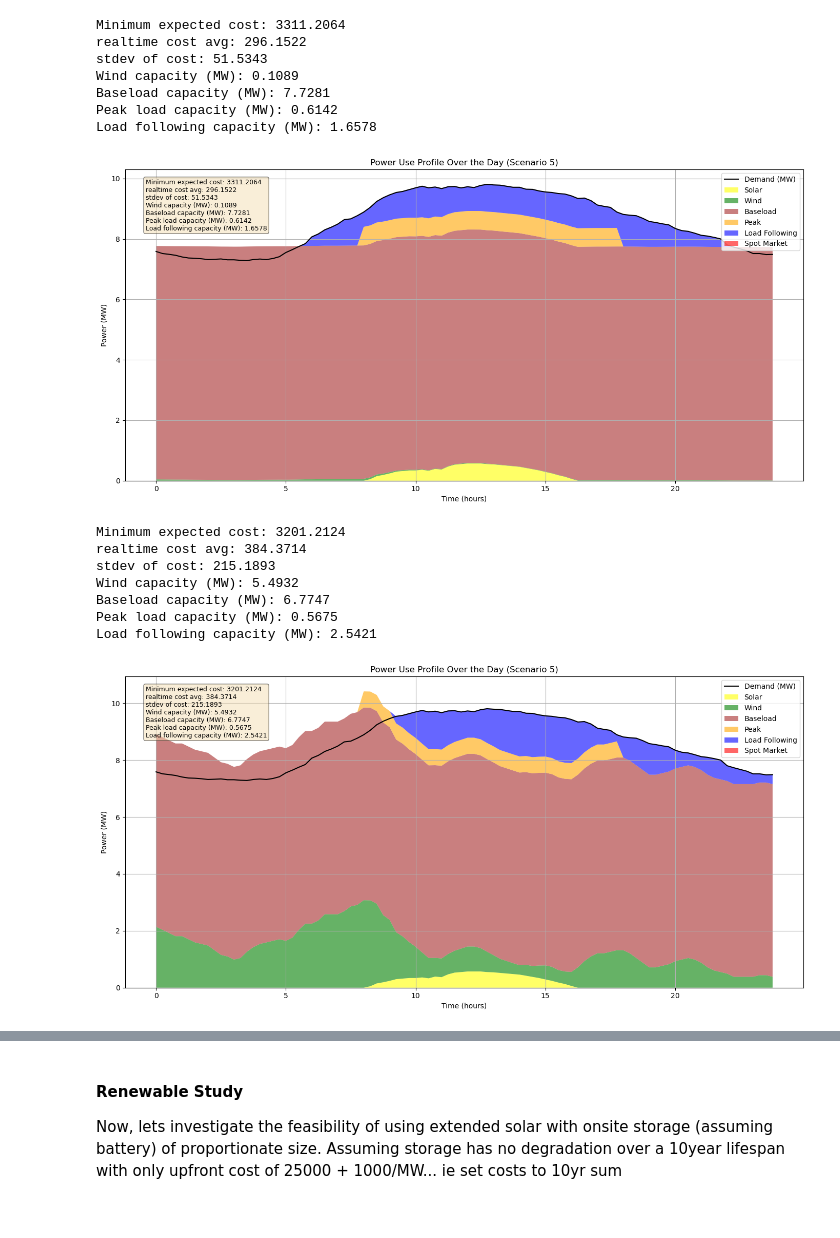
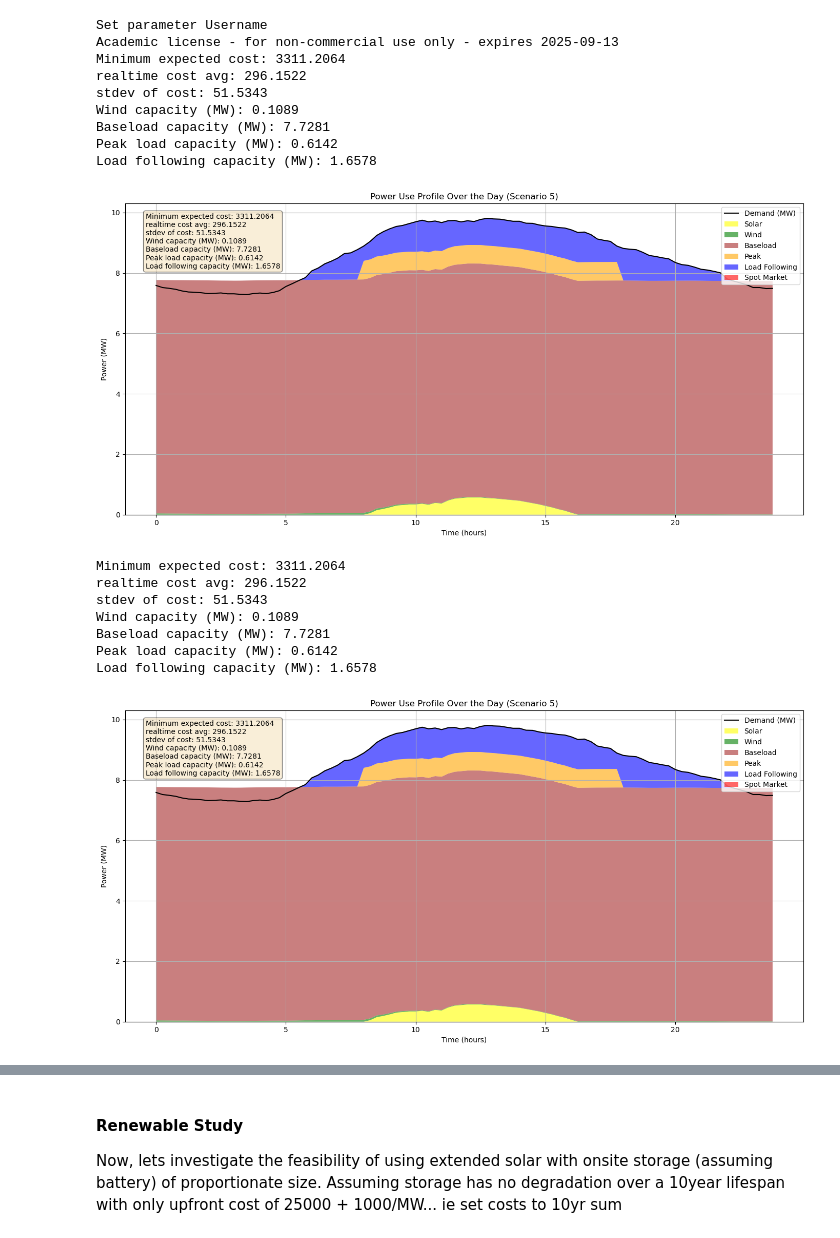
Before and after one commit to liammchugh/EnergyOpt_Project3_Group1, a Jupyter notebook: Project3.ipynb, the cells around one changed output, grey strips where cells are left out. Cells and saved outputs as stored; diff of their text form; code cells hidden in the pictures.

```diff
--- a/Project3.ipynb
+++ b/Project3.ipynb
@@ -66,7 +66,7 @@ def plot_power_use_profile(mode=2, sc_choice=4, output=None):
     # Add each line of output to the top corner of the plot
     textstr = '\n'.join([f"{key}: {value}" for key, value in output.items()])
     props = dict(boxstyle='round', facecolor='wheat', alpha=0.5)
-    plt.gca().text(0.03, 0.97, textstr, transform=plt.gca().transAxes, fontsize=9,
+    plt.gca().text(0.03, 0.97, textstr, transform=plt.gca().transAxes, fontsize=10,
                    verticalalignment='top', bbox=props)
     plt.grid(True)
     plt.tight_layout()
@@ -214,6 +214,8 @@ for key, value in output.items():
 
 plot_power_use_profile(mode=1, sc_choice=4, output=output)
 # %% [output]
+Set parameter Username
+Academic license - for non-commercial use only - expires 2025-09-13
 Minimum expected cost: 3311.2064
 realtime cost avg: 296.1522
 stdev of cost: 51.5343
@@ -221,10 +223,10 @@ Wind capacity (MW): 0.1089
 Baseload capacity (MW): 7.7281
 Peak load capacity (MW): 0.6142
 Load following capacity (MW): 1.6578
-[figure, old version]
+[figure, new version]
 # %%
 # Cost parameters
-wind_cost_per_mw = 25
+wind_cost_per_mw = 250
 base_load_cost_per_mw = 360
 peak_load_cost_per_mw = 200
 load_following_option_fee = 50
@@ -328,41 +330,41 @@ cost_sigma = cp.sqrt(cp.sum_squares(cost_diff) / len(scenario_costs))
 cost_premium = 0 # PLACEHOLDER for cost premium expression
 
 # Objective: Minimize the average cost across all scenarios
 objective = cp.Minimize(avg_cost)
 objective_CVaR = cp.Minimize(avg_cost+1.28*cost_sigma + cost_premium) #### CREATE OBJECTIVE BASED ON DESIRED RISK FUNCTION
 
 # Define and solve the problem
 problem = cp.Problem(objective, constraints)
 problem.solve(solver=cp.GUROBI, OptimalityTol=1e-6)
 
 # Output results
 if problem.status == cp.OPTIMAL:
     output = {
         "Minimum expected cost": round(problem.value, 4),
         "realtime cost avg": round(rt_avg.value, 4),
         "stdev of cost": round(cost_sigma.value.item(), 4),
         "Wind capacity (MW)": round(wind_capacity.value.item(), 4),
         "Baseload capacity (MW)": round(baseload_capacity.value.item(), 4),
         "Peak load capacity (MW)": round(peak_capacity.value.item(), 4),
         "Load following capacity (MW)": round(load_following_capacity.value.item(), 4)
     }
 else:
     output = {"error": problem.status}
 
 
 for key, value in output.items():
     print(f"{key}: {value}")
 
 plot_power_use_profile(mode=1, sc_choice=4, output=output)
 # %% [output]
-Minimum expected cost: 3201.2124
-realtime cost avg: 384.3714
-stdev of cost: 215.1893
-Wind capacity (MW): 5.4932
-Baseload capacity (MW): 6.7747
-Peak load capacity (MW): 0.5675
-Load following capacity (MW): 2.5421
+Minimum expected cost: 3311.2064
+realtime cost avg: 296.1522
+stdev of cost: 51.5343
+Wind capacity (MW): 0.1089
+Baseload capacity (MW): 7.7281
+Peak load capacity (MW): 0.6142
+Load following capacity (MW): 1.6578
-[figure, old version]
+[figure, new version]
 # %%
 import numpy as np
 import pandas as pd
```
Also changed, not shown: parts of 2 cells of this notebook, 4 other files.
